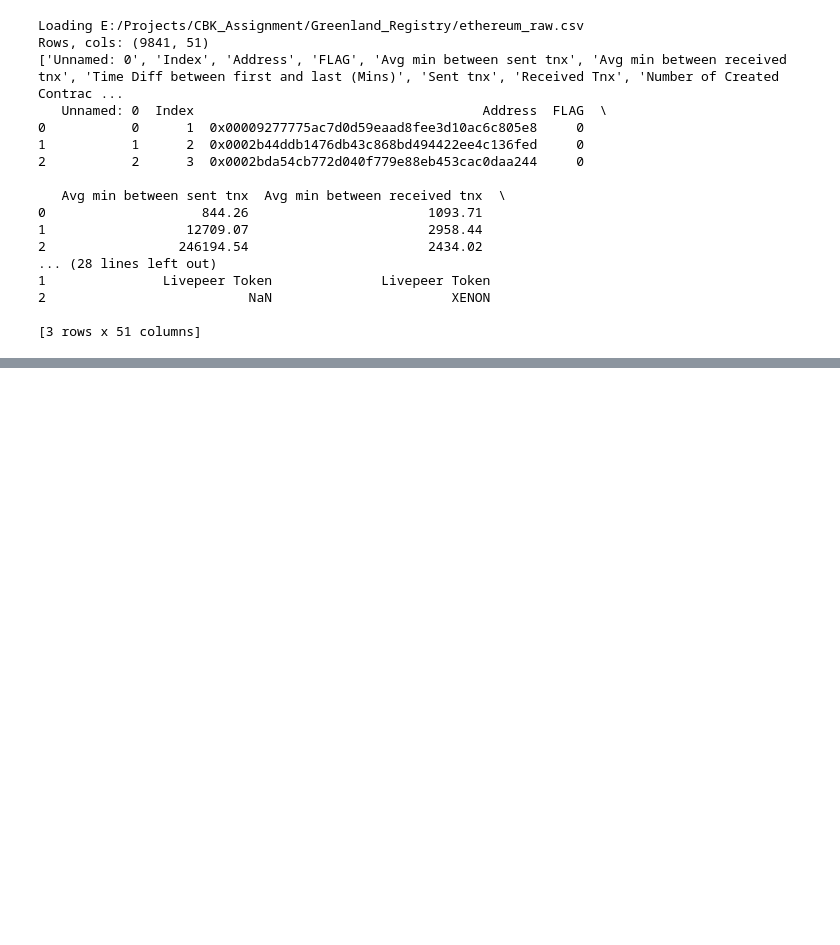
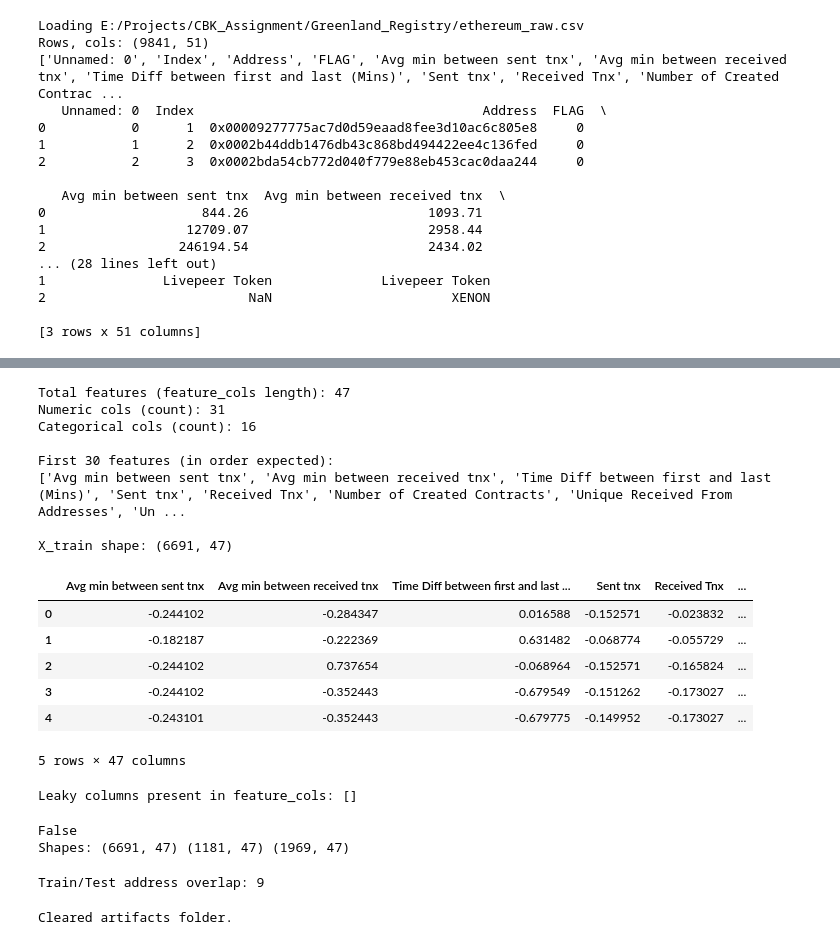
Before and after one commit to Vineeth1007/Greenland_Registry, a Jupyter notebook: GNN_TabTransformer_AddressLevel/GNN_TabTransformer_AddressLevel.ipynb, the cells around one changed output, grey strips where cells are left out. Cells and saved outputs as stored; diff of their text form; code cells hidden in the pictures; blank space fills up the shorter version.

Commit message:
Completely removed the data leakage variable mistakely occuring in both train and test data

```diff
--- a/GNN_TabTransformer_AddressLevel/GNN_TabTransformer_AddressLevel.ipynb
+++ b/GNN_TabTransformer_AddressLevel/GNN_TabTransformer_AddressLevel.ipynb
@@ -448,0 +862,72 @@ Dropped categorical: [' ERC20 most sent token type', ' ERC20_most_rec_token_type
+# %%
+import os, pickle, numpy as np, pandas as pd
+ARTIFACTS_DIR = './artifacts'
+
+# load preproc meta
+with open(os.path.join(ARTIFACTS_DIR, "preproc_train_encoders.pkl"), "rb") as f:
+    meta = pickle.load(f)
+
+numeric_cols = meta['numeric_cols']
+categorical_cols = meta['categorical_cols']
+feature_cols = meta.get('feature_cols', numeric_cols + categorical_cols)
+
+print("Total features (feature_cols length):", len(feature_cols))
+print("Numeric cols (count):", len(numeric_cols))
+print("Categorical cols (count):", len(categorical_cols))
+print("\nFirst 30 features (in order expected):")
+print(feature_cols[:30])
+
+# load X_train to inspect shape and some rows
+X_train = np.load(os.path.join(ARTIFACTS_DIR, "X_train.npy"))
+print("\nX_train shape:", X_train.shape)
+# Make a small DataFrame to display first 5 rows with column names
+df_Xtrain = pd.DataFrame(X_train[:5, :], columns=feature_cols)
+display(df_Xtrain)
+# %% [output]
+Total features (feature_cols length): 47
+Numeric cols (count): 31
+Categorical cols (count): 16
+
+First 30 features (in order expected):
+['Avg min between sent tnx', 'Avg min between received tnx', 'Time Diff between first and last (Mins)', 'Sent tnx', 'Received Tnx', 'Number of Created Contracts', 'Unique Received From Addresses', 'Un ...
+
+X_train shape: (6691, 47)
+|  | Avg min between sent tnx | Avg min between received tnx | Time Diff between first and last ... | Sent tnx | Received Tnx | ... |
+| 0 | -0.244102 | -0.284347 | 0.016588 | -0.152571 | -0.023832 | ... |
+| 1 | -0.182187 | -0.222369 | 0.631482 | -0.068774 | -0.055729 | ... |
+| 2 | -0.244102 | 0.737654 | -0.068964 | -0.152571 | -0.165824 | ... |
+| 3 | -0.244102 | -0.352443 | -0.679549 | -0.151262 | -0.173027 | ... |
+| 4 | -0.243101 | -0.352443 | -0.679775 | -0.149952 | -0.173027 | ... |
+5 rows × 47 columns
+# %%
+leaks = [c for c in ['Unnamed: 0', 'Index'] if c in feature_cols]
+print("Leaky columns present in feature_cols:", leaks)
+
+# also check original df if available
+if os.path.exists('/mnt/data/ethereum_raw.csv'):
+    df = pd.read_csv('/mnt/data/ethereum_raw.csv', low_memory=False)
+    print("Original df columns containing 'Unnamed' or 'Index':", [c for c in df.columns if 'Unnamed' in c or 'Index' in c])
+# %% [output]
+Leaky columns present in feature_cols: []
+# %%
+# Confirm dropped leak and consistent columns
+print('Unnamed: 0' in meta['feature_cols'])  # should print False
+print("Shapes:", X_train.shape, X_val.shape, X_test.shape)
+# %% [output]
+False
+Shapes: (6691, 47) (1181, 47) (1969, 47)
+# %%
+# Check address overlap (just in case)
+import numpy as np, os
+a_tr = np.load(os.path.join(ARTIFACTS_DIR, "addresses_train.npy"), allow_pickle=True)
+a_te = np.load(os.path.join(ARTIFACTS_DIR, "addresses_test.npy"), allow_pickle=True)
+print("Train/Test address overlap:", len(set(a_tr).intersection(set(a_te))))
+# %% [output]
+Train/Test address overlap: 9
+# %%
+import os
+for f in os.listdir('./artifacts'):
+    os.remove(os.path.join('./artifacts', f))
+print("Cleared artifacts folder.")
+# %% [output]
+Cleared artifacts folder.
```
Also changed, not shown: parts of 11 cells of this notebook, 27 other files.
